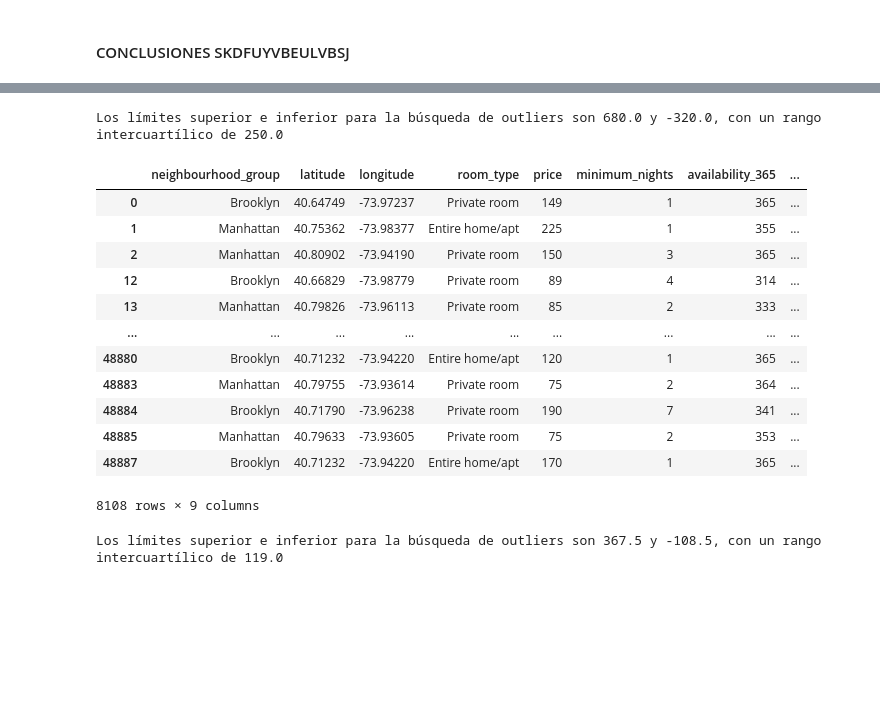
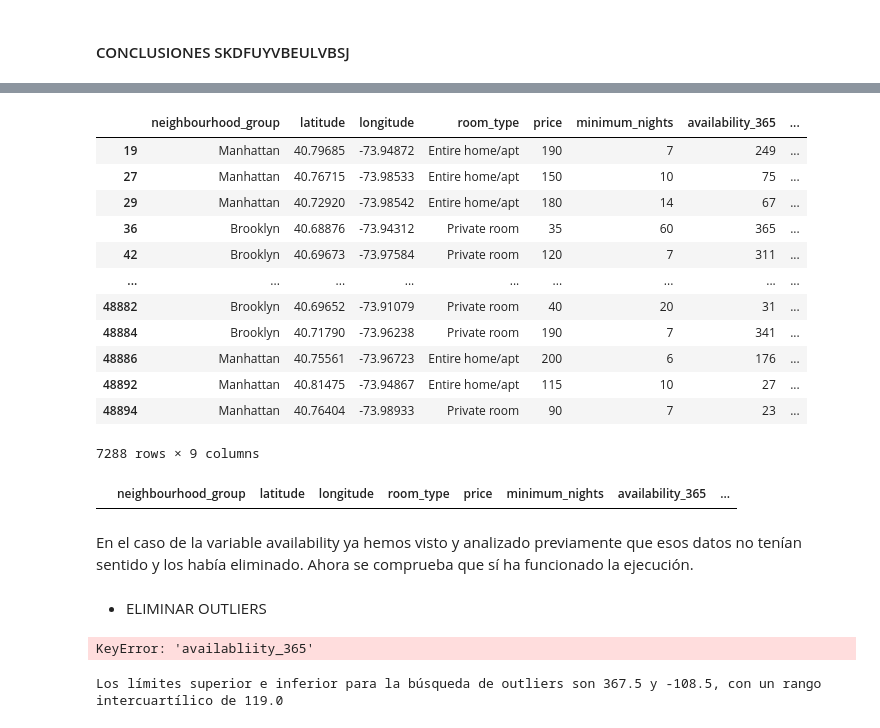
Before and after one commit to 4GeeksAcademy/CristinaChico_EDA, a Jupyter notebook: src/explore.ipynb, the cells around one changed output, grey strips where cells are left out. Drawn from its saved outputs; the diff is of its cells as text; code cells hidden in the pictures; blank space fills up the shorter version.

Commit message:
final error

```diff
--- a/src/explore.ipynb
+++ b/src/explore.ipynb
@@ -347,25 +427,38 @@ Name: availability_365, dtype: float64
+# %%
+total_data[total_data["minimum_nights"] >5]
+# %% [output]
+|  | neighbourhood_group | latitude | longitude | room_type | price | minimum_nights | availability_365 | ... |
+| 19 | Manhattan | 40.79685 | -73.94872 | Entire home/apt | 190 | 7 | 249 | ... |
+| 27 | Manhattan | 40.76715 | -73.98533 | Entire home/apt | 150 | 10 | 75 | ... |
+| 29 | Manhattan | 40.72920 | -73.98542 | Entire home/apt | 180 | 14 | 67 | ... |
+| 36 | Brooklyn | 40.68876 | -73.94312 | Private room | 35 | 60 | 365 | ... |
+| 42 | Brooklyn | 40.69673 | -73.97584 | Private room | 120 | 7 | 311 | ... |
+| ... | ... | ... | ... | ... | ... | ... | ... | ... |
+| 48882 | Brooklyn | 40.69652 | -73.91079 | Private room | 40 | 20 | 31 | ... |
+| 48884 | Brooklyn | 40.71790 | -73.96238 | Private room | 190 | 7 | 341 | ... |
+| 48886 | Manhattan | 40.75561 | -73.96723 | Entire home/apt | 200 | 6 | 176 | ... |
+| 48892 | Manhattan | 40.81475 | -73.94867 | Entire home/apt | 115 | 10 | 27 | ... |
+| 48894 | Manhattan | 40.76404 | -73.98933 | Private room | 90 | 7 | 23 | ... |
+7288 rows × 9 columns
+# %%
+total_data[total_data["availability_365"]== 0]
+# %% [output]
+|  | neighbourhood_group | latitude | longitude | room_type | price | minimum_nights | availability_365 | ... |
+# %% [markdown]
+En el caso de la variable availability ya hemos visto y analizado previamente que esos datos no tenían sentido y los había eliminado. Ahora se comprueba que sí ha funcionado la ejecución.
+# %% [markdown]
+* ELIMINAR OUTLIERS
 # %%
+availability_stats = total_data["availabliity_365"].describe()
+
 are_iqr = availability_stats["75%"] - availability_stats["25%"]
 upper_limit = availability_stats["75%"] + 1.5 * are_iqr
 lower_limit = availability_stats["25%"] - 1.5 * are_iqr
 print(f"Los límites superior e inferior para la búsqueda de outliers son {round(upper_limit, 2)} y {round(lower_limit, 2)}, con un rango intercuartílico de {round(are_iqr, 2)}")
 
-total_data[total_data["availability_365"] > 300]
+total_data[total_data["availability_365"] > 15]
 # %% [output]
-Los límites superior e inferior para la búsqueda de outliers son 680.0 y -320.0, con un rango intercuartílico de 250.0
+KeyError: 'availabliity_365'
-|  | neighbourhood_group | latitude | longitude | room_type | price | minimum_nights | availability_365 | ... |
-| 0 | Brooklyn | 40.64749 | -73.97237 | Private room | 149 | 1 | 365 | ... |
-| 1 | Manhattan | 40.75362 | -73.98377 | Entire home/apt | 225 | 1 | 355 | ... |
-| 2 | Manhattan | 40.80902 | -73.94190 | Private room | 150 | 3 | 365 | ... |
-| 12 | Brooklyn | 40.66829 | -73.98779 | Private room | 89 | 4 | 314 | ... |
-| 13 | Manhattan | 40.79826 | -73.96113 | Private room | 85 | 2 | 333 | ... |
-| ... | ... | ... | ... | ... | ... | ... | ... | ... |
-| 48880 | Brooklyn | 40.71232 | -73.94220 | Entire home/apt | 120 | 1 | 365 | ... |
-| 48883 | Manhattan | 40.79755 | -73.93614 | Private room | 75 | 2 | 364 | ... |
-| 48884 | Brooklyn | 40.71790 | -73.96238 | Private room | 190 | 7 | 341 | ... |
-| 48885 | Manhattan | 40.79633 | -73.93605 | Private room | 75 | 2 | 353 | ... |
-| 48887 | Brooklyn | 40.71232 | -73.94220 | Entire home/apt | 170 | 1 | 365 | ... |
-8108 rows × 9 columns
 # %%
 price_stats = total_data["price"].describe()
 
```
Also changed, not shown: parts of 29 cells of this notebook, 1 other file.
